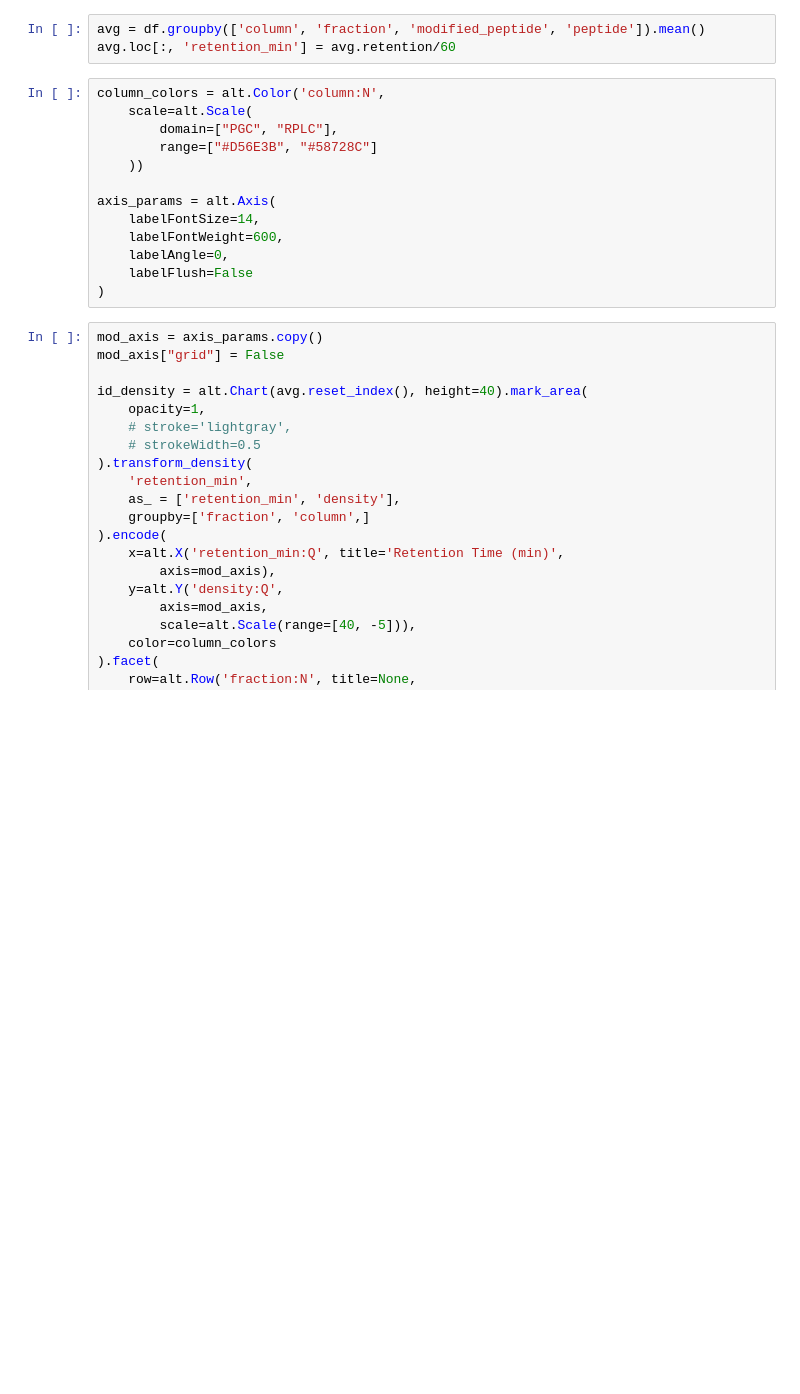
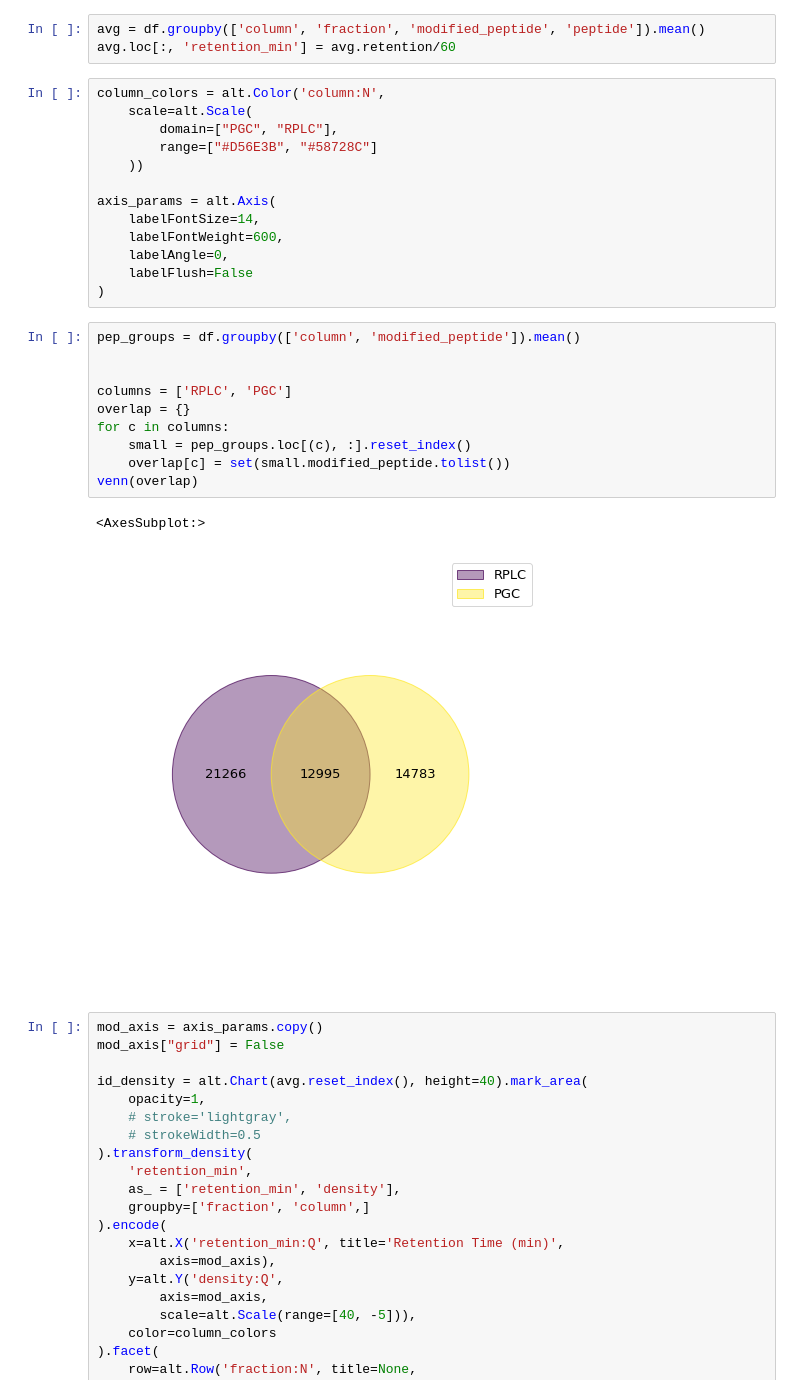
Before and after one commit to grahamdelafield/pgc-rplc-frac-profiling, a Jupyter notebook: 2_fractions_data_workup.ipynb, the cells around one changed output. Cells and saved outputs as stored; diff of their text form; blank space fills up the shorter version.

Commit message:
adding venn

```diff
--- a/2_fractions_data_workup.ipynb
+++ b/2_fractions_data_workup.ipynb
@@ -54,6 +79,19 @@ axis_params = alt.Axis(
     labelAngle=0,
     labelFlush=False
 )
+# %%
+pep_groups = df.groupby(['column', 'modified_peptide']).mean()
+
+
+columns = ['RPLC', 'PGC']
+overlap = {}
+for c in columns:
+    small = pep_groups.loc[(c), :].reset_index()
+    overlap[c] = set(small.modified_peptide.tolist())
+venn(overlap)
+# %% [output]
+<AxesSubplot:>
+[figure, added]
 # %%
 mod_axis = axis_params.copy()
 mod_axis["grid"] = False
```
Also changed, not shown: parts of 3 cells of this notebook, 1 other file.
